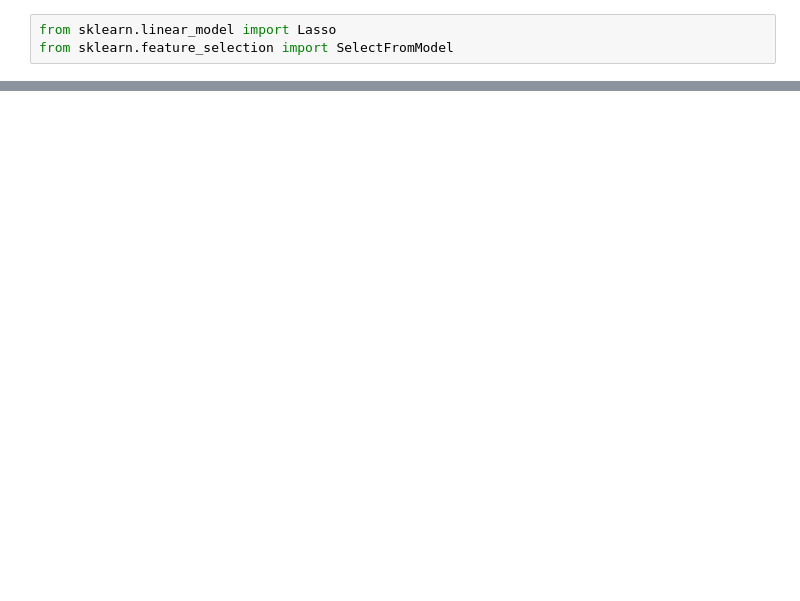
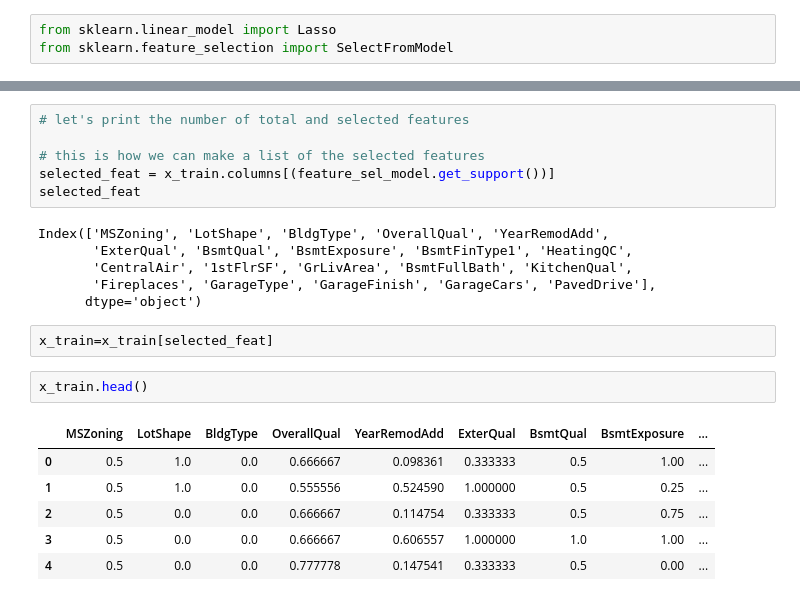
Before and after one commit to aswinijena3459/Netzwerk-files, a Jupyter notebook: house-prices-advanced-regression-techniques/house price regression dataset.ipynb, the cells around one changed output, grey strips where cells are left out. Drawn from its saved outputs; the diff is of its cells as text; blank space fills up the shorter version.

```diff
--- a/house-prices-advanced-regression-techniques/house price regression dataset.ipynb
+++ b/house-prices-advanced-regression-techniques/house price regression dataset.ipynb
@@ -841,0 +859,23 @@ ValueError: Input contains NaN, infinity or a value too large for dtype('float64
+# %%
+# let's print the number of total and selected features
+
+# this is how we can make a list of the selected features
+selected_feat = x_train.columns[(feature_sel_model.get_support())]
+selected_feat
+# %% [output]
+Index(['MSZoning', 'LotShape', 'BldgType', 'OverallQual', 'YearRemodAdd',
+       'ExterQual', 'BsmtQual', 'BsmtExposure', 'BsmtFinType1', 'HeatingQC',
+       'CentralAir', '1stFlrSF', 'GrLivArea', 'BsmtFullBath', 'KitchenQual',
+       'Fireplaces', 'GarageType', 'GarageFinish', 'GarageCars', 'PavedDrive'],
+      dtype='object')
+# %%
+x_train=x_train[selected_feat]
+# %%
+x_train.head()
+# %% [output]
+|  | MSZoning | LotShape | BldgType | OverallQual | YearRemodAdd | ExterQual | BsmtQual | BsmtExposure | ... |
+| 0 | 0.5 | 1.0 | 0.0 | 0.666667 | 0.098361 | 0.333333 | 0.5 | 1.00 | ... |
+| 1 | 0.5 | 1.0 | 0.0 | 0.555556 | 0.524590 | 1.000000 | 0.5 | 0.25 | ... |
+| 2 | 0.5 | 0.0 | 0.0 | 0.666667 | 0.114754 | 0.333333 | 0.5 | 0.75 | ... |
+| 3 | 0.5 | 0.0 | 0.0 | 0.666667 | 0.606557 | 1.000000 | 1.0 | 1.00 | ... |
+| 4 | 0.5 | 0.0 | 0.0 | 0.777778 | 0.147541 | 0.333333 | 0.5 | 0.00 | ... |
```
Also changed, not shown: parts of 11 cells of this notebook.
